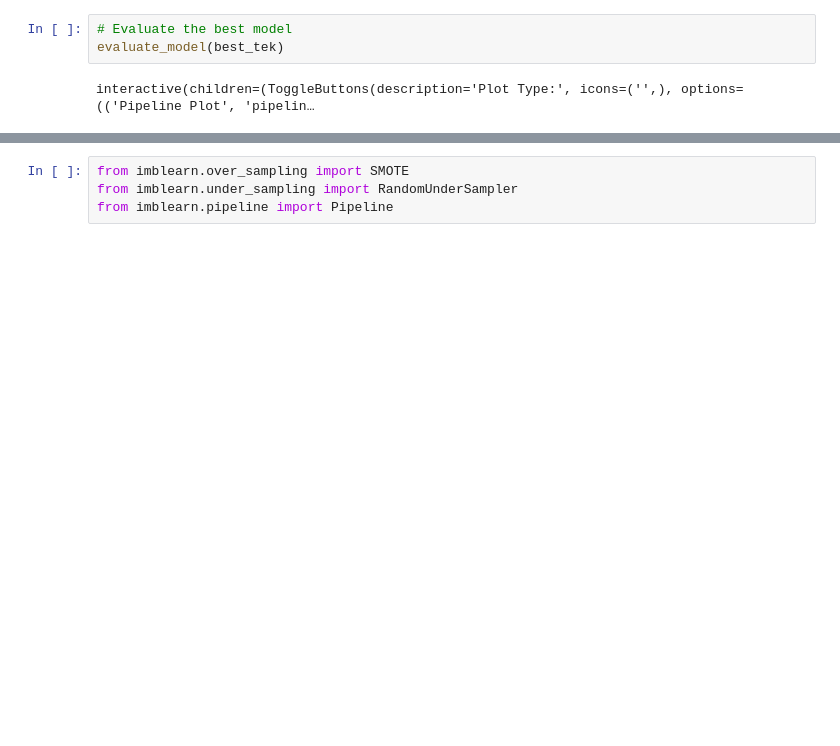
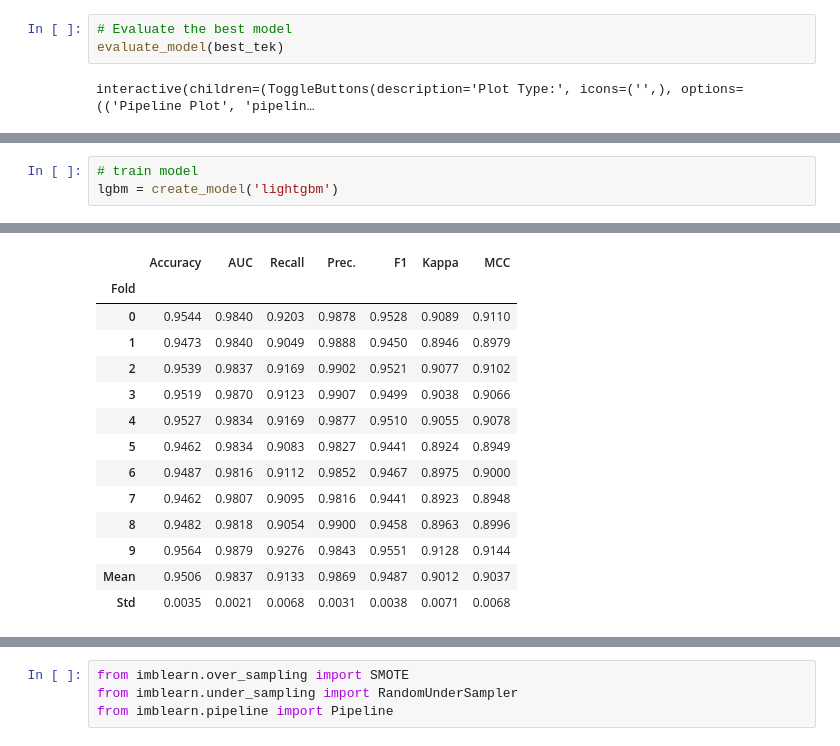
Before and after one commit to GeraldL19/loan_default_prediction, a Jupyter notebook: Spot_Testing_Model_SMOTE_Hyper__02_01_24.ipynb, the cells around one changed output, grey strips where cells are left out. Saved outputs shown, nothing was run; the diff lists cells and outputs as text; blank space fills up the shorter version.

```diff
--- a/Spot_Testing_Model_SMOTE_Hyper__02_01_24.ipynb
+++ b/Spot_Testing_Model_SMOTE_Hyper__02_01_24.ipynb
@@ -298,0 +331,4 @@ F2
+# %%
+# train model
+lgbm = create_model('lightgbm')
+# %% [output]
@@ -298,0 +336,14 @@ F2
+|  | Accuracy | AUC | Recall | Prec. | F1 | Kappa | MCC |
+| Fold |  |  |  |  |  |  |  |
+| 0 | 0.9544 | 0.9840 | 0.9203 | 0.9878 | 0.9528 | 0.9089 | 0.9110 |
+| 1 | 0.9473 | 0.9840 | 0.9049 | 0.9888 | 0.9450 | 0.8946 | 0.8979 |
+| 2 | 0.9539 | 0.9837 | 0.9169 | 0.9902 | 0.9521 | 0.9077 | 0.9102 |
+| 3 | 0.9519 | 0.9870 | 0.9123 | 0.9907 | 0.9499 | 0.9038 | 0.9066 |
+| 4 | 0.9527 | 0.9834 | 0.9169 | 0.9877 | 0.9510 | 0.9055 | 0.9078 |
+| 5 | 0.9462 | 0.9834 | 0.9083 | 0.9827 | 0.9441 | 0.8924 | 0.8949 |
+| 6 | 0.9487 | 0.9816 | 0.9112 | 0.9852 | 0.9467 | 0.8975 | 0.9000 |
+| 7 | 0.9462 | 0.9807 | 0.9095 | 0.9816 | 0.9441 | 0.8923 | 0.8948 |
+| 8 | 0.9482 | 0.9818 | 0.9054 | 0.9900 | 0.9458 | 0.8963 | 0.8996 |
+| 9 | 0.9564 | 0.9879 | 0.9276 | 0.9843 | 0.9551 | 0.9128 | 0.9144 |
+| Mean | 0.9506 | 0.9837 | 0.9133 | 0.9869 | 0.9487 | 0.9012 | 0.9037 |
+| Std | 0.0035 | 0.0021 | 0.0068 | 0.0031 | 0.0038 | 0.0071 | 0.0068 |
```
Also changed, not shown: parts of 43 cells of this notebook.
